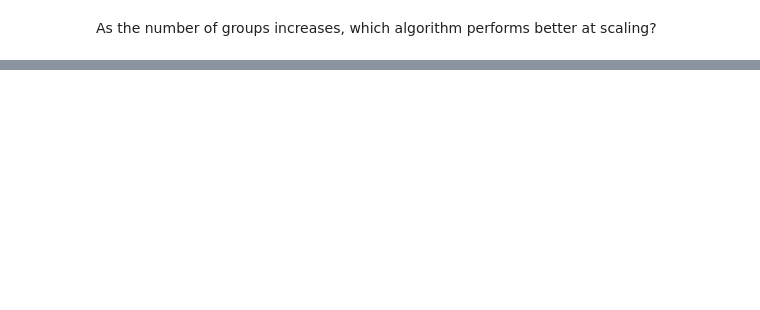
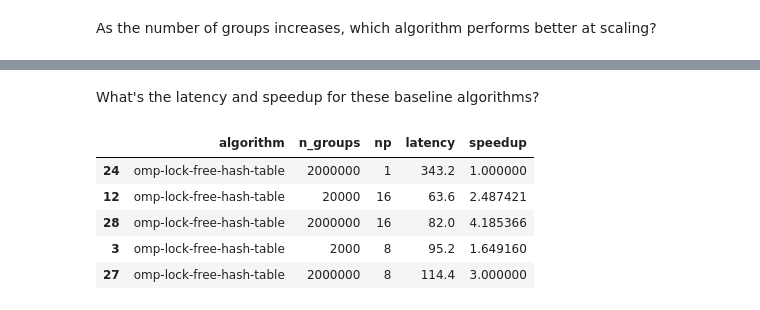
Before and after one commit to haok1402/parallel-groupby, a Jupyter notebook: analyze.ipynb, the cells around one changed output, grey strips where cells are left out. Cells and saved outputs as stored; diff of their text form; code cells hidden in the pictures; blank space fills up the shorter version.

```diff
--- a/analyze.ipynb
+++ b/analyze.ipynb
@@ -68,0 +43,42 @@ for algorithm in df["algorithm"].unique():
+# %% [markdown]
+What's the latency and speedup for these baseline algorithms?
+# %%
+import pandas as pd
+
+# Step 1: Load the data
+df = pd.read_parquet(
+    "results/psc-baselines-2.parquet",
+    columns=["algorithm", "n_groups", "np", "trial_id", "value"],
+    filters=[
+        ("dist", "==", "uniform"),
+        ("n_rows", "==", 8_000_000),
+        ("attribute", "==", "aggregation_time"),
+        ("algorithm", "in", [
+            "two-phase-central-merge-xxhash",
+            "two-phase-tree-merge",
+            "two-phase-radix-xxhash",
+            "omp-lock-free-hash-table",
+        ])
+    ],
+)
+
+# Step 2: Preprocess
+df["value"] = df["value"].apply(lambda x: float(x.removesuffix("ms")))
+df = df.rename(columns={"value": "latency"})
+df = df.groupby(["algorithm", "n_groups", "np"], as_index=False)["latency"].mean()
+
+# Step 3: Add Speedup Column
+baseline = df[df["np"] == 1][["algorithm", "n_groups", "latency"]]
+baseline = baseline.rename(columns={"latency": "baseline_latency"})
+df = df.merge(baseline, on=["algorithm", "n_groups"], how="left")
+df["speedup"] = df["baseline_latency"] / df["latency"]
+df = df.drop(columns=["baseline_latency"])
+
+display(df.sample(5))
+# %% [output]
+|  | algorithm | n_groups | np | latency | speedup |
+| 24 | omp-lock-free-hash-table | 2000000 | 1 | 343.2 | 1.000000 |
+| 12 | omp-lock-free-hash-table | 20000 | 16 | 63.6 | 2.487421 |
+| 28 | omp-lock-free-hash-table | 2000000 | 16 | 82.0 | 4.185366 |
+| 3 | omp-lock-free-hash-table | 2000 | 8 | 95.2 | 1.649160 |
+| 27 | omp-lock-free-hash-table | 2000000 | 8 | 114.4 | 3.000000 |
```
Also changed, not shown: parts of 2 cells of this notebook, 1 other file.
